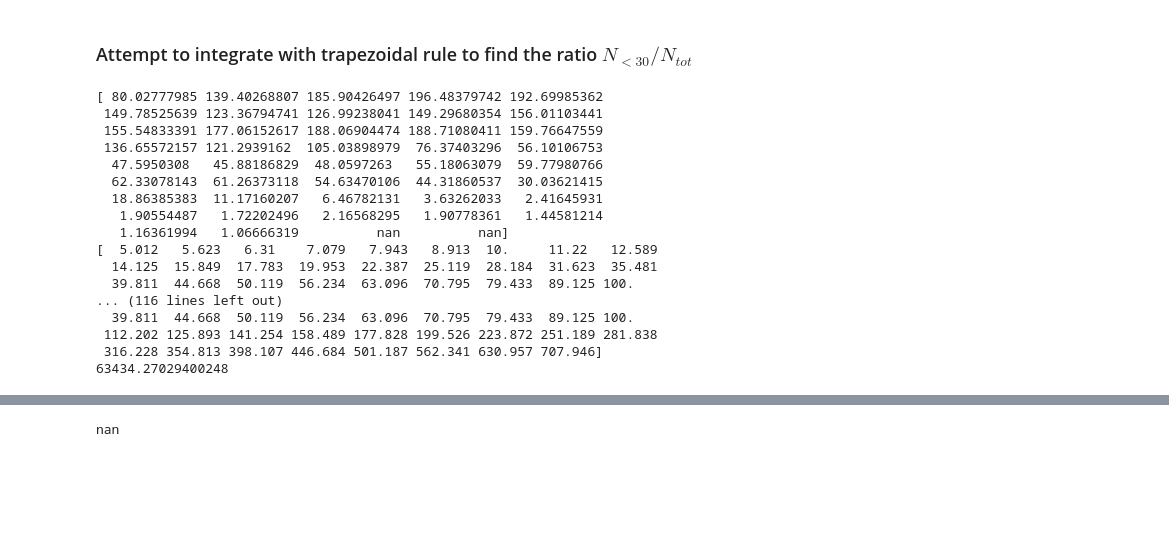
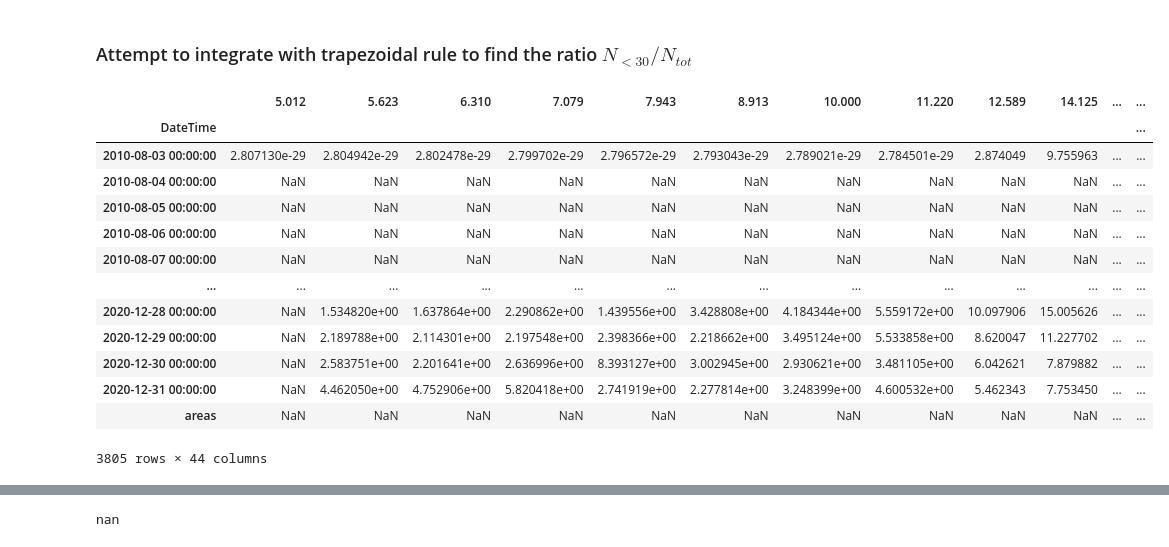
Before and after one commit to eScience-course/Tjaernoe2022-group3, a Jupyter notebook: notebooks/Load and analyze DMPS data.ipynb, the cells around one changed output, grey strips where cells are left out. Cells and saved outputs as stored; diff of their text form; code cells hidden in the pictures; blank space fills up the shorter version.

```diff
--- a/notebooks/Load and analyze DMPS data.ipynb
+++ b/notebooks/Load and analyze DMPS data.ipynb
@@ -106,27 +121,31 @@ ratio_of_mean = 9999*np.ones((1,len(df_daily_2010_2020_mean)))
+# %%
+df_daily_2010_2020_mean
+# %% [output]
+|  | 5.012 | 5.623 | 6.310 | 7.079 | 7.943 | 8.913 | 10.000 | 11.220 | 12.589 | 14.125 | ... | ... |
+| DateTime |  |  |  |  |  |  |  |  |  |  |  | ... |
+| 2010-08-03 00:00:00 | 2.807130e-29 | 2.804942e-29 | 2.802478e-29 | 2.799702e-29 | 2.796572e-29 | 2.793043e-29 | 2.789021e-29 | 2.784501e-29 | 2.874049 | 9.755963 | ... | ... |
+| 2010-08-04 00:00:00 | NaN | NaN | NaN | NaN | NaN | NaN | NaN | NaN | NaN | NaN | ... | ... |
+| 2010-08-05 00:00:00 | NaN | NaN | NaN | NaN | NaN | NaN | NaN | NaN | NaN | NaN | ... | ... |
+| 2010-08-06 00:00:00 | NaN | NaN | NaN | NaN | NaN | NaN | NaN | NaN | NaN | NaN | ... | ... |
+| 2010-08-07 00:00:00 | NaN | NaN | NaN | NaN | NaN | NaN | NaN | NaN | NaN | NaN | ... | ... |
+| ... | ... | ... | ... | ... | ... | ... | ... | ... | ... | ... | ... | ... |
+| 2020-12-28 00:00:00 | NaN | 1.534820e+00 | 1.637864e+00 | 2.290862e+00 | 1.439556e+00 | 3.428808e+00 | 4.184344e+00 | 5.559172e+00 | 10.097906 | 15.005626 | ... | ... |
+| 2020-12-29 00:00:00 | NaN | 2.189788e+00 | 2.114301e+00 | 2.197548e+00 | 2.398366e+00 | 2.218662e+00 | 3.495124e+00 | 5.533858e+00 | 8.620047 | 11.227702 | ... | ... |
+| 2020-12-30 00:00:00 | NaN | 2.583751e+00 | 2.201641e+00 | 2.636996e+00 | 8.393127e+00 | 3.002945e+00 | 2.930621e+00 | 3.481105e+00 | 6.042621 | 7.879882 | ... | ... |
+| 2020-12-31 00:00:00 | NaN | 4.462050e+00 | 4.752906e+00 | 5.820418e+00 | 2.741919e+00 | 2.277814e+00 | 3.248399e+00 | 4.600532e+00 | 5.462343 | 7.753450 | ... | ... |
+| areas | NaN | NaN | NaN | NaN | NaN | NaN | NaN | NaN | NaN | NaN | ... | ... |
+3805 rows × 44 columns
 # %%
-for i in jj[:10]:
-    df_tmp_mean = df_daily_2010_2020_mean.iloc[i, 0:]
-#     print(df_tmp_mean)
-    print(df_tmp_mean.values)
-    print(np.array(df_tmp_mean.index))
-    trap_tmp = np.trapz(df_tmp_mean.values[~np.isnan(df_tmp_mean.values)], np.array(df_tmp_mean.index[~np.isnan(df_tmp_mean.values)]), dx=1.0, axis=- 1)
-    print(trap_tmp)
-    #ratio_of_mean[jj] = Save it in dummy vector
+# Integrating over all daily mean distributions = N_tot daily
+def add_integration(df_daily_2010_2020_mean):
+    list_of_areas = []
+    for i in np.arange(0,len(df_daily_2010_2020_mean)):
+        df_tmp_mean = df_daily_2010_2020_mean.iloc[i, 0:]
+    #     print(df_tmp_mean)
+        #print(df_tmp_mean.values)
+        #print(np.array(df_tmp_mean.index))
+        trap_tmp = np.trapz(df_tmp_mean.values[~np.isnan(df_tmp_mean.values)], np.array(df_tmp_mean.index[~np.isnan(df_tmp_mean.values)]), dx=1.0, axis=- 1)
+        #print(trap_tmp)
+        list_of_areas.append(trap_tmp)
+    df_daily_2010_2020_mean['area'] = list_of_areas
+    return df_daily_2010_2020_mean
-# %% [output]
-[ 80.02777985 139.40268807 185.90426497 196.48379742 192.69985362
- 149.78525639 123.36794741 126.99238041 149.29680354 156.01103441
- 155.54833391 177.06152617 188.06904474 188.71080411 159.76647559
- 136.65572157 121.2939162  105.03898979  76.37403296  56.10106753
-  47.5950308   45.88186829  48.0597263   55.18063079  59.77980766
-  62.33078143  61.26373118  54.63470106  44.31860537  30.03621415
-  18.86385383  11.17160207   6.46782131   3.63262033   2.41645931
-   1.90554487   1.72202496   2.16568295   1.90778361   1.44581214
-   1.16361994   1.06666319          nan          nan]
-[  5.012   5.623   6.31    7.079   7.943   8.913  10.     11.22   12.589
-  14.125  15.849  17.783  19.953  22.387  25.119  28.184  31.623  35.481
-  39.811  44.668  50.119  56.234  63.096  70.795  79.433  89.125 100.
-... (116 lines left out)
-  39.811  44.668  50.119  56.234  63.096  70.795  79.433  89.125 100.
- 112.202 125.893 141.254 158.489 177.828 199.526 223.872 251.189 281.838
- 316.228 354.813 398.107 446.684 501.187 562.341 630.957 707.946]
-63434.27029400248
```
Also changed, not shown: parts of 14 cells of this notebook, 3 other files.
